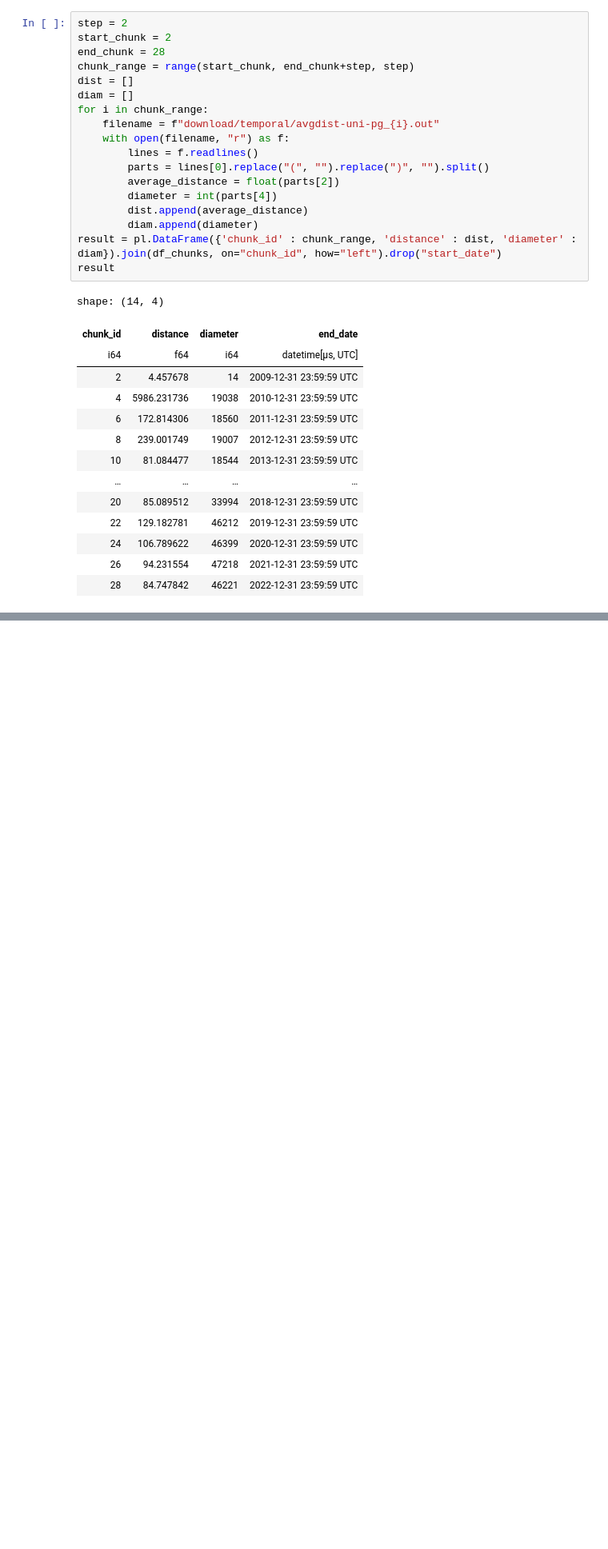
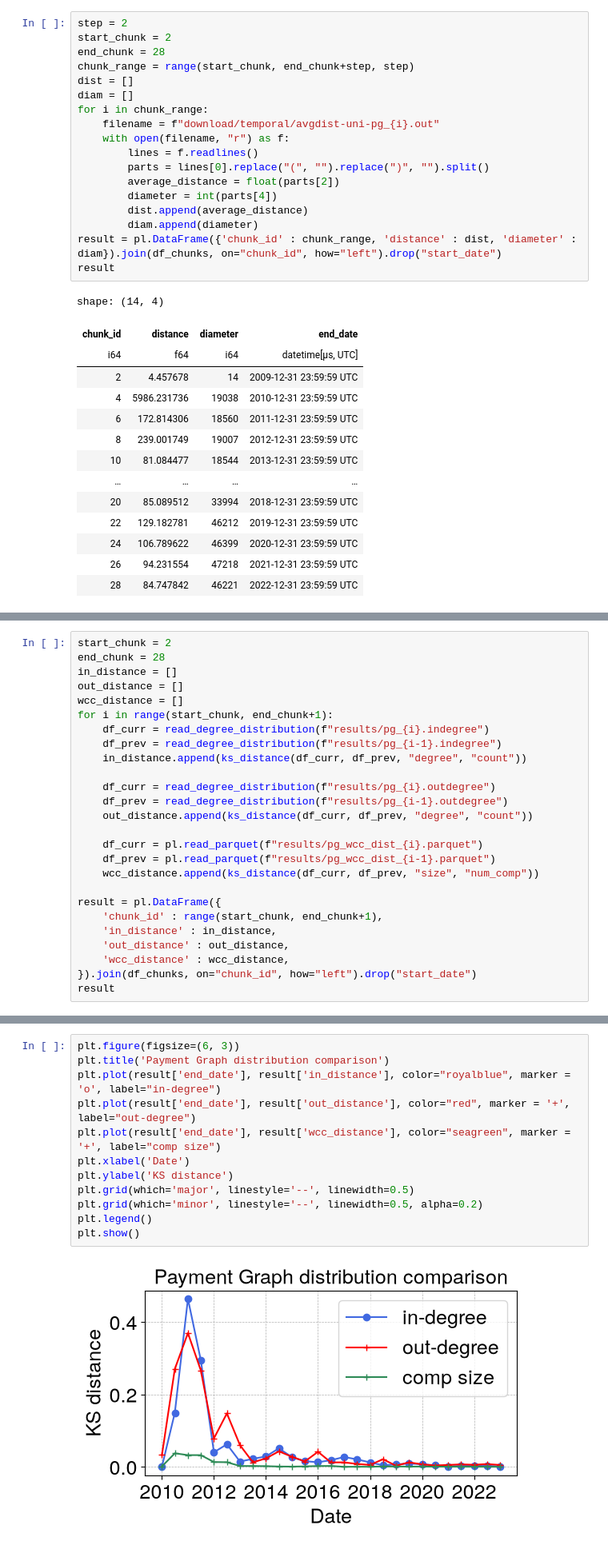
Before and after one commit to mloporchio/BitcoinTemporalAnalysis, a Jupyter notebook: nb_analysis.ipynb, the cells around one changed output, grey strips where cells are left out. Shown at 80% size. Saved outputs shown, nothing was run; the diff lists cells and outputs as text; blank space fills up the shorter version.

```diff
--- a/nb_analysis.ipynb
+++ b/nb_analysis.ipynb
@@ -913,0 +972,26 @@ plt.show()
+# %%
+start_chunk = 2
+end_chunk = 28
+in_distance = []
+out_distance = []
+wcc_distance = []
+for i in range(start_chunk, end_chunk+1):
+    df_curr = read_degree_distribution(f"results/pg_{i}.indegree")
+    df_prev = read_degree_distribution(f"results/pg_{i-1}.indegree")
+    in_distance.append(ks_distance(df_curr, df_prev, "degree", "count"))
+
+    df_curr = read_degree_distribution(f"results/pg_{i}.outdegree")
+    df_prev = read_degree_distribution(f"results/pg_{i-1}.outdegree")
+    out_distance.append(ks_distance(df_curr, df_prev, "degree", "count"))
+
+    df_curr = pl.read_parquet(f"results/pg_wcc_dist_{i}.parquet")
+    df_prev = pl.read_parquet(f"results/pg_wcc_dist_{i-1}.parquet")
+    wcc_distance.append(ks_distance(df_curr, df_prev, "size", "num_comp"))
+
+result = pl.DataFrame({
+    'chunk_id' : range(start_chunk, end_chunk+1),
+    'in_distance' : in_distance,
+    'out_distance' : out_distance,
+    'wcc_distance' : wcc_distance,
+}).join(df_chunks, on="chunk_id", how="left").drop("start_date")
+result
@@ -913,0 +1013,14 @@ plt.show()
+# %%
+plt.figure(figsize=(6, 3))
+plt.title('Payment Graph distribution comparison')
+plt.plot(result['end_date'], result['in_distance'], color="royalblue", marker = 'o', label="in-degree")
+plt.plot(result['end_date'], result['out_distance'], color="red", marker = '+', label="out-degree")
+plt.plot(result['end_date'], result['wcc_distance'], color="seagreen", marker = '+', label="comp size")
+plt.xlabel('Date')
+plt.ylabel('KS distance')
+plt.grid(which='major', linestyle='--', linewidth=0.5)
+plt.grid(which='minor', linestyle='--', linewidth=0.5, alpha=0.2)
+plt.legend()
+plt.show()
+# %% [output]
+[figure, added]
```
Also changed, not shown: parts of 5 cells of this notebook, 8 other files.
